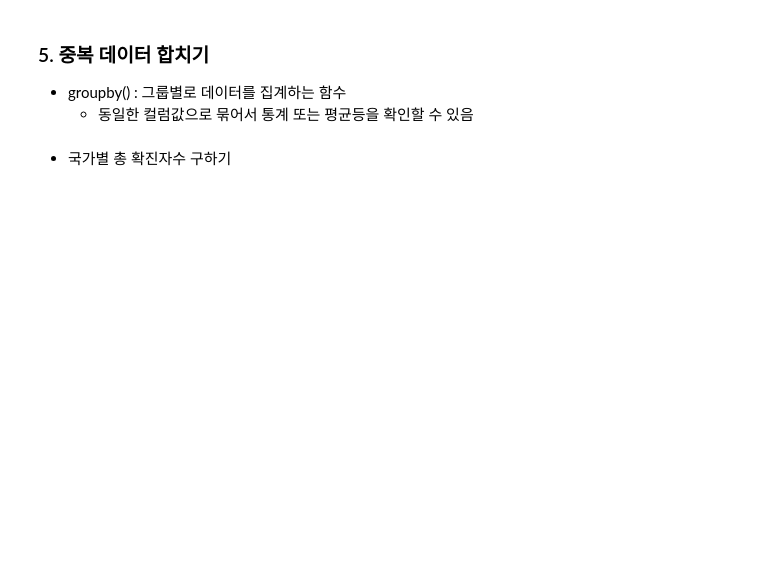
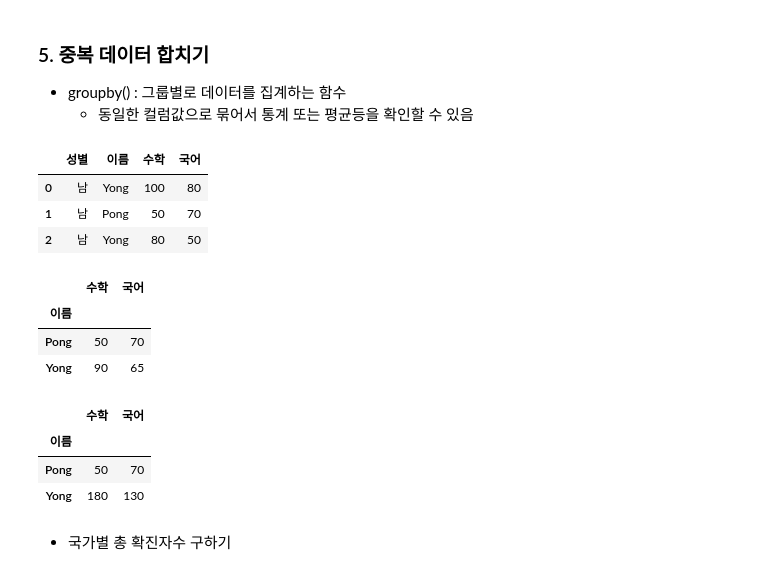
Before and after one commit to juyong3525/python_data_analysis_and_visualization, a Jupyter notebook: classData/pandas_real_data_processing.ipynb, the cells around one changed output. Drawn from its saved outputs; the diff is of its cells as text; code cells hidden in the pictures; blank space fills up the shorter version.

```diff
--- a/classData/pandas_real_data_processing.ipynb
+++ b/classData/pandas_real_data_processing.ipynb
@@ -305,15 +320,30 @@ doc.head()
 # %%
 df = pd.DataFrame({
     '성별': ['남', '남', '남'],
-    '이름': ['David', 'Dave', 'Dave'],
+    '이름': ['Yong', 'Pong', 'Yong'],
     '수학': [100, 50, 80],
     '국어': [80, 70, 50]
 })
 df
+# %% [output]
+|  | 성별 | 이름 | 수학 | 국어 |
+| 0 | 남 | Yong | 100 | 80 |
+| 1 | 남 | Pong | 50 | 70 |
+| 2 | 남 | Yong | 80 | 50 |
 # %%
 df.groupby('이름').mean()
+# %% [output]
+|  | 수학 | 국어 |
+| 이름 |  |  |
+| Pong | 50 | 70 |
+| Yong | 90 | 65 |
 # %%
 df.groupby('이름').sum()
+# %% [output]
+|  | 수학 | 국어 |
+| 이름 |  |  |
+| Pong | 50 | 70 |
+| Yong | 180 | 130 |
 # %% [markdown]
 - 국가별 총 확진자수 구하기
 # %%
```
Also changed, not shown: parts of 7 cells of this notebook, 1 other file.
